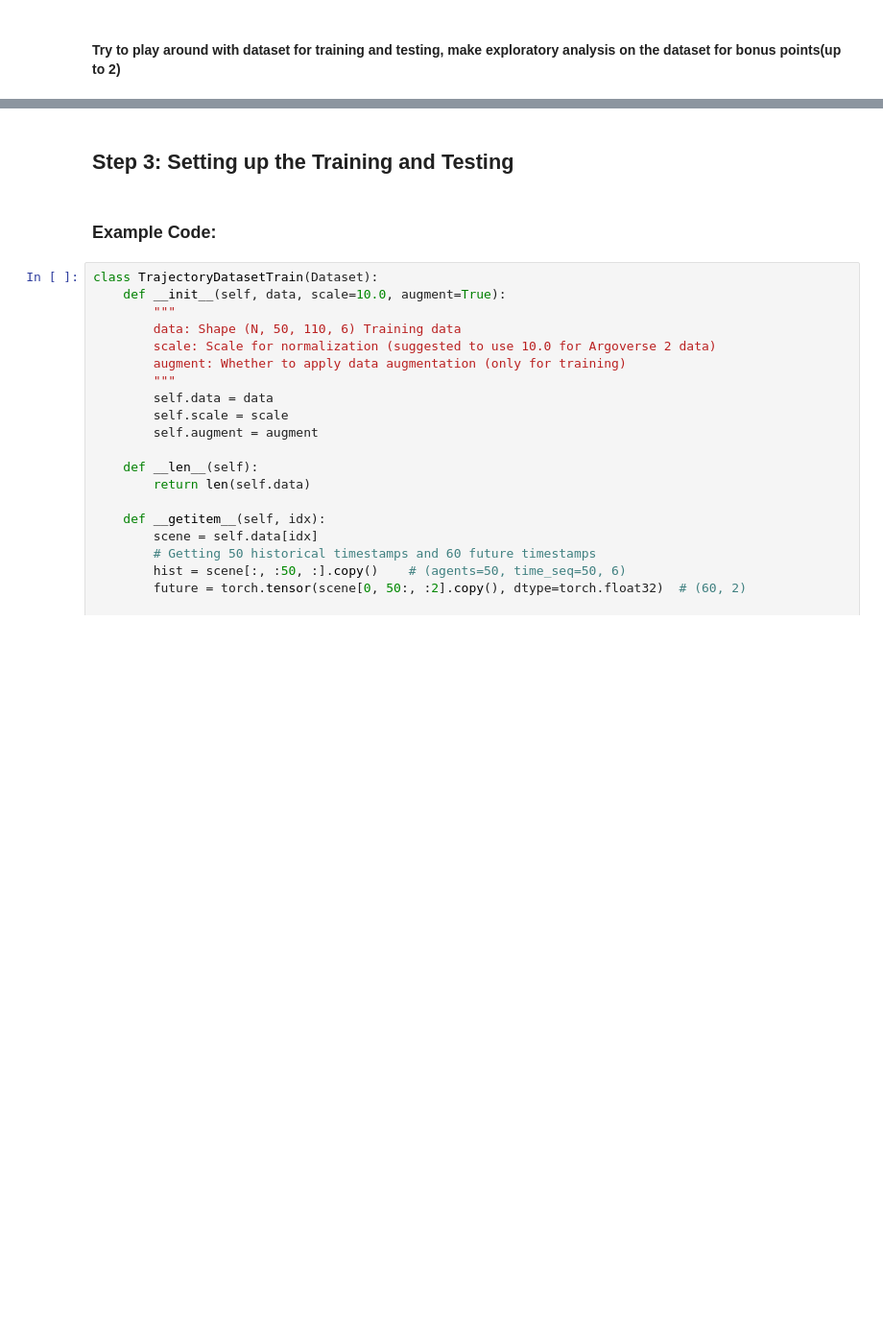
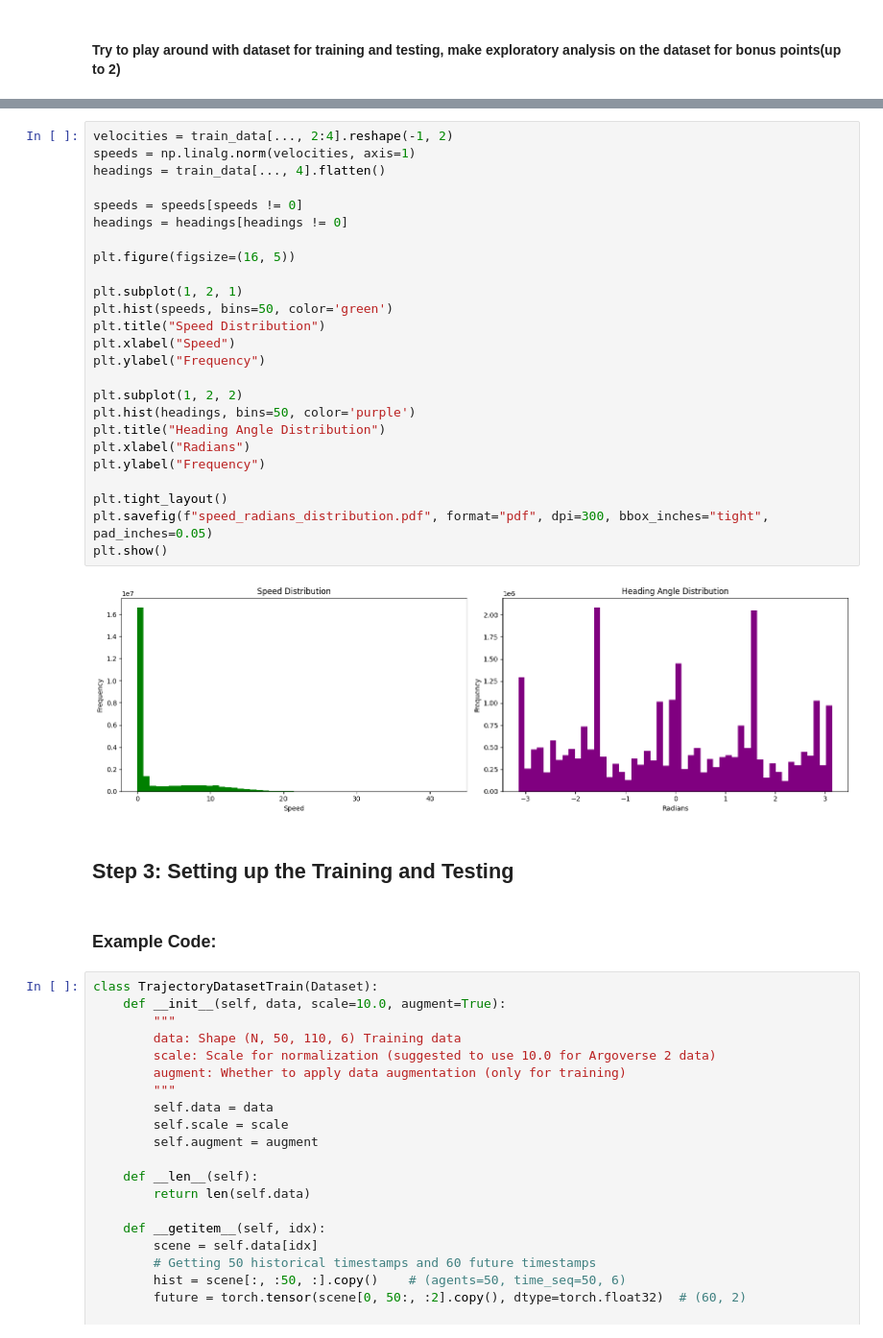
Before and after one commit to Lizhecheng02/1st-Solution-UCSD-CSE251B-Kaggle-Trajectory-Prediction, a Jupyter notebook: src/starter code.ipynb, the cells around one changed output, grey strips where cells are left out. Shown at 96% size. Drawn from its saved outputs; the diff is of its cells as text; blank space fills up the shorter version.

```diff
--- a/src/starter code.ipynb
+++ b/src/starter code.ipynb
@@ -87,3 +119,30 @@ plot_heatmap(xy_out_not_0, title='Heatmap of XY Out (non-zero)', bins=50)
+# %%
+velocities = train_data[..., 2:4].reshape(-1, 2)
+speeds = np.linalg.norm(velocities, axis=1)
+headings = train_data[..., 4].flatten()
+
+speeds = speeds[speeds != 0]
+headings = headings[headings != 0]
+
+plt.figure(figsize=(16, 5))
+
+plt.subplot(1, 2, 1)
+plt.hist(speeds, bins=50, color='green')
+plt.title("Speed Distribution")
+plt.xlabel("Speed")
+plt.ylabel("Frequency")
+
+plt.subplot(1, 2, 2)
+plt.hist(headings, bins=50, color='purple')
+plt.title("Heading Angle Distribution")
+plt.xlabel("Radians")
+plt.ylabel("Frequency")
+
+plt.tight_layout()
+plt.savefig(f"speed_radians_distribution.pdf", format="pdf", dpi=300, bbox_inches="tight", pad_inches=0.05)
+plt.show()
+# %% [output]
+[figure, added]
 # %% [markdown]
 ## Step 3: Setting up the Training and Testing
 # %% [markdown]
```
Also changed, not shown: parts of 9 cells of this notebook, 5 other files.
